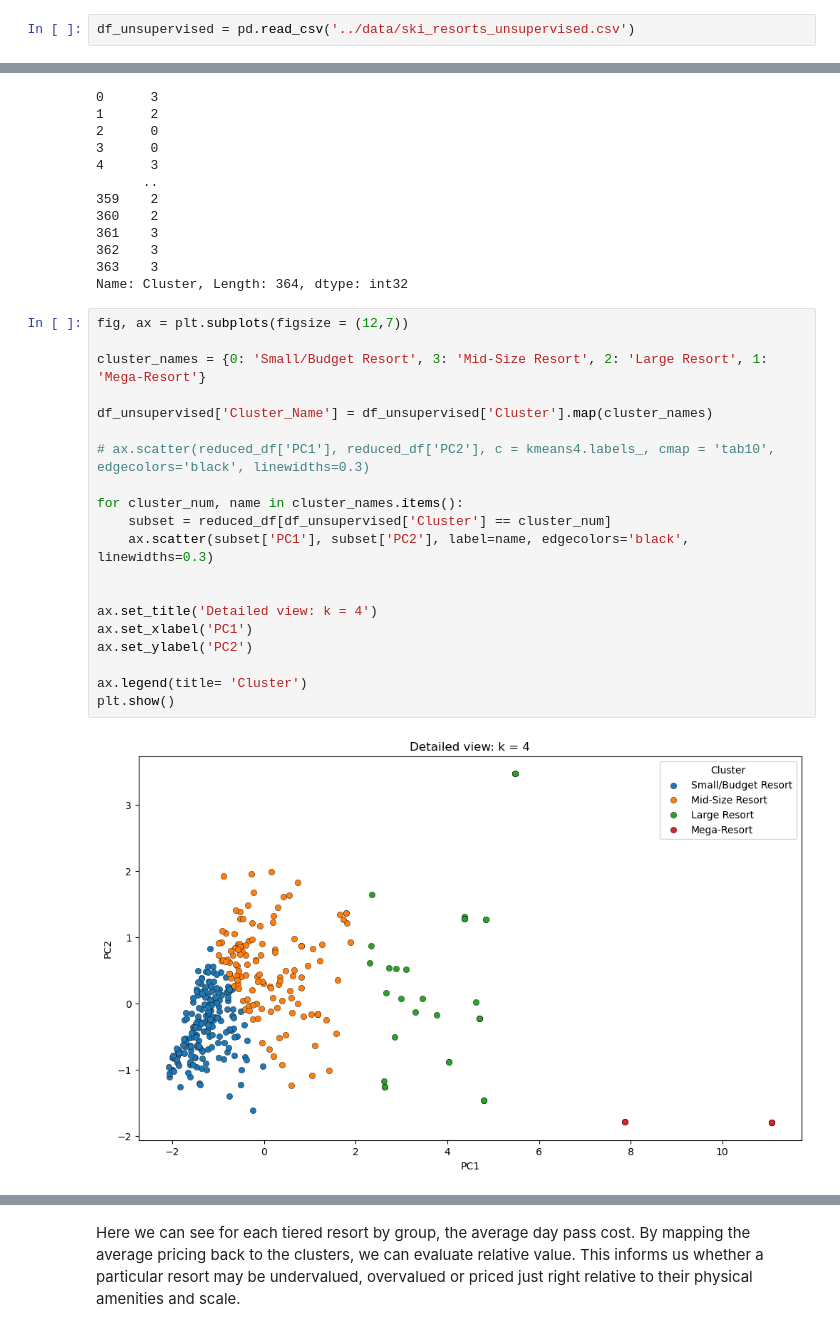
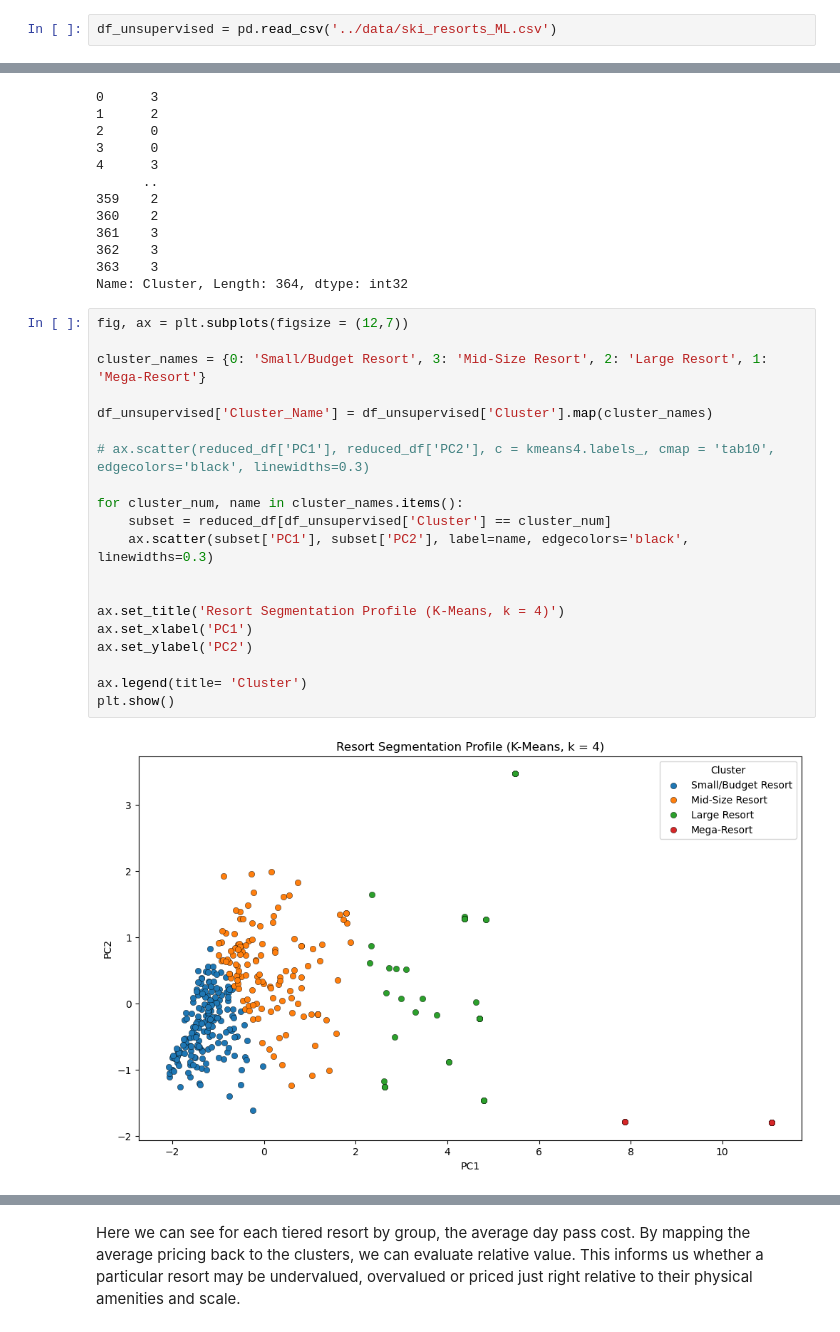
Before and after one commit to ALINATSUI/TEPP2_SKI_Resort-, a Jupyter notebook: unsupervised_learning/unsupervised.ipynb, the cells around one changed output, grey strips where cells are left out. Saved outputs shown, nothing was run; the diff lists cells and outputs as text.

```diff
--- a/unsupervised_learning/unsupervised.ipynb
+++ b/unsupervised_learning/unsupervised.ipynb
@@ -16,7 +16,7 @@ from sklearn.decomposition import PCA
 from sklearn.metrics import silhouette_score
 import seaborn as sns
 # %%
-df_unsupervised = pd.read_csv('../data/ski_resorts_unsupervised.csv')
+df_unsupervised = pd.read_csv('../data/ski_resorts_ML.csv')
 # %%
 df_unsupervised.head()
 # %% [output]
@@ -388,23 +388,23 @@ Name: Cluster, Length: 364, dtype: int32
 # %%
 fig, ax = plt.subplots(figsize = (12,7))
 
 cluster_names = {0: 'Small/Budget Resort', 3: 'Mid-Size Resort', 2: 'Large Resort', 1: 'Mega-Resort'}
 
 df_unsupervised['Cluster_Name'] = df_unsupervised['Cluster'].map(cluster_names)
 
 # ax.scatter(reduced_df['PC1'], reduced_df['PC2'], c = kmeans4.labels_, cmap = 'tab10', edgecolors='black', linewidths=0.3)
 
 for cluster_num, name in cluster_names.items():
     subset = reduced_df[df_unsupervised['Cluster'] == cluster_num]
     ax.scatter(subset['PC1'], subset['PC2'], label=name, edgecolors='black', linewidths=0.3)
 
 
-ax.set_title('Detailed view: k = 4')
+ax.set_title('Resort Segmentation Profile (K-Means, k = 4)')
 ax.set_xlabel('PC1')
 ax.set_ylabel('PC2')
 
 ax.legend(title= 'Cluster')
 plt.show()
 # %% [output]
-[figure, old version]
+[figure, new version]
 # %% [markdown]
```
Also changed, not shown: parts of 18 cells of this notebook, 1 other file.
